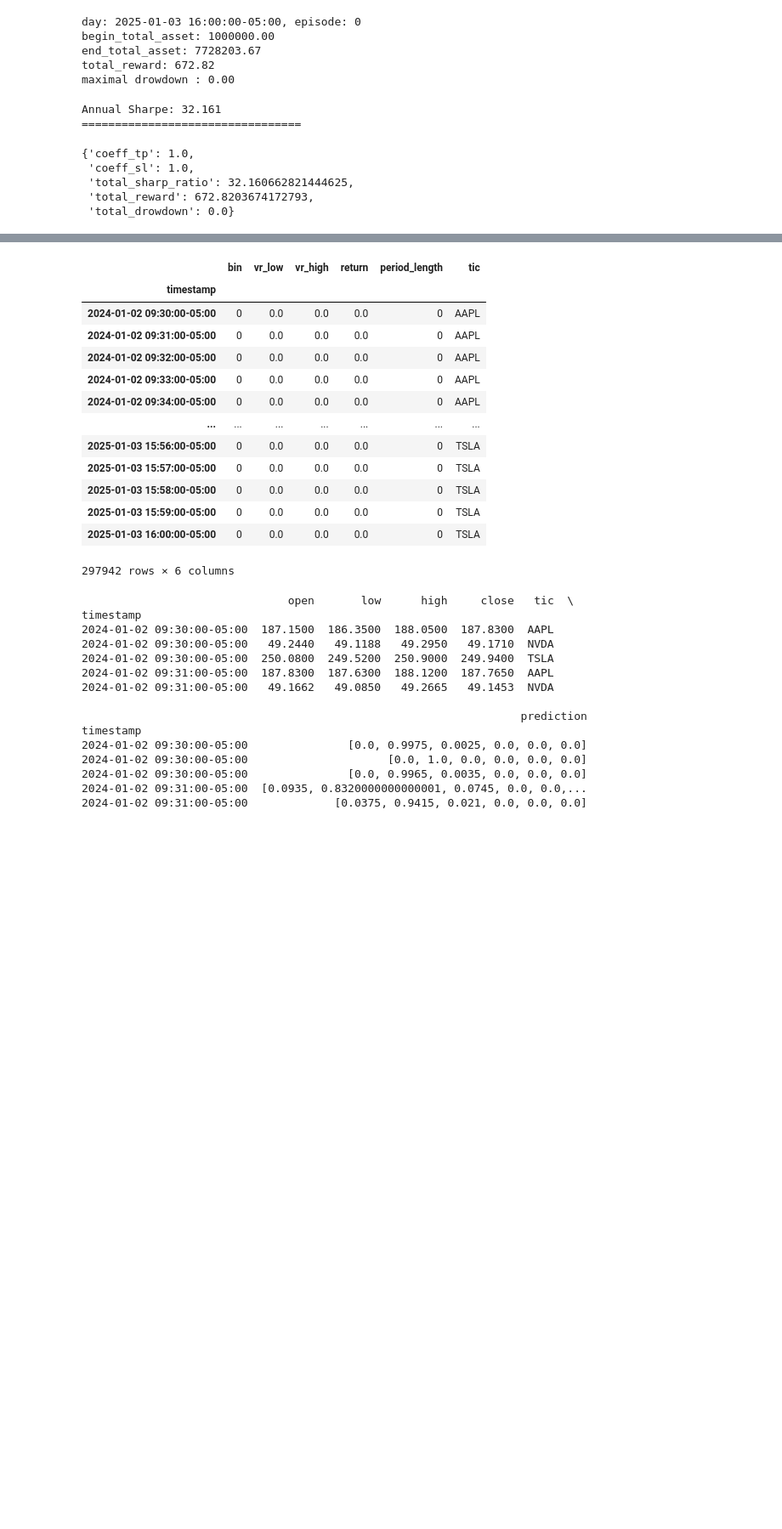
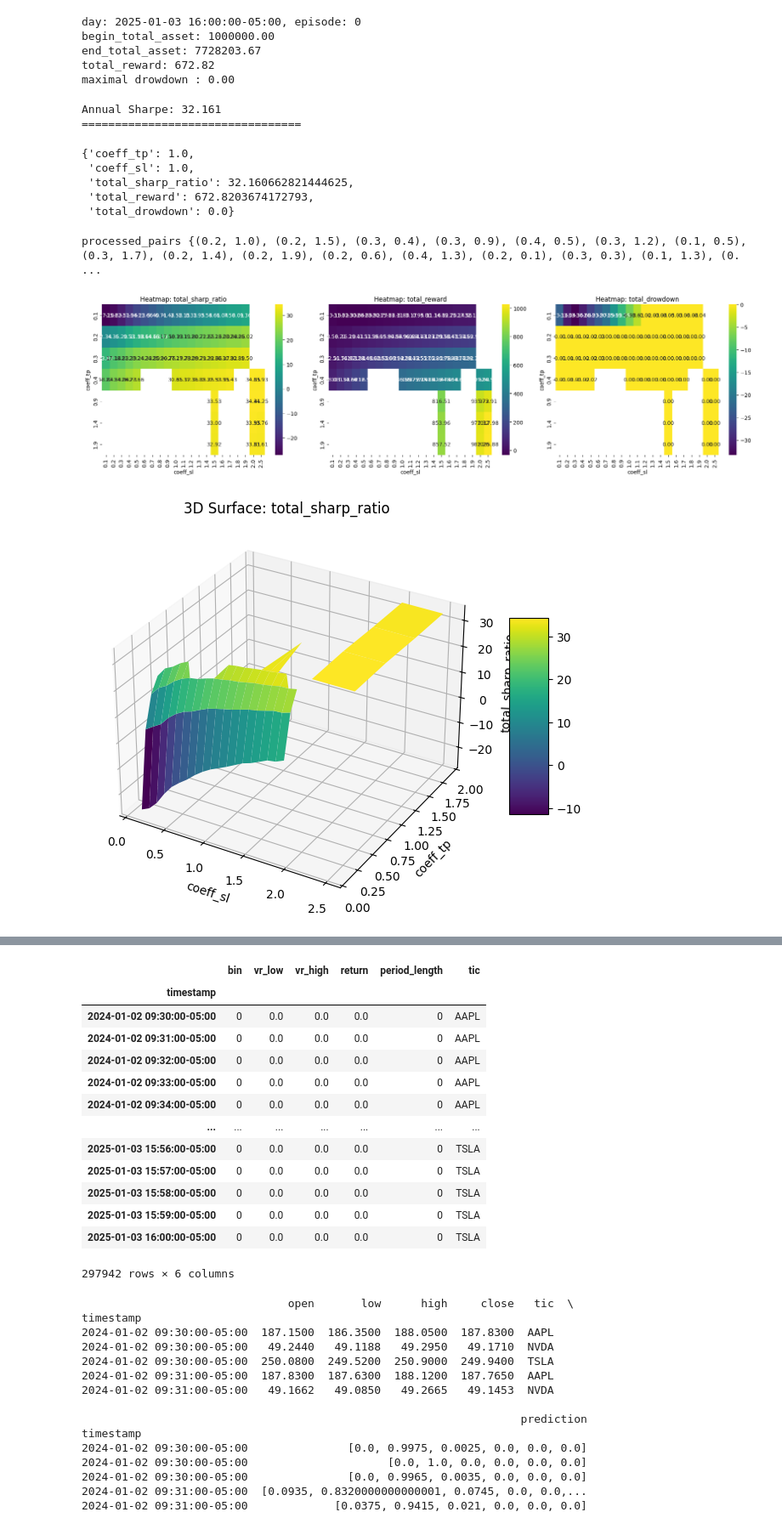
Before and after one commit to SvenTern/algotrade, a Jupyter notebook: Обучение_игровой_модели_оптимизации_портфеля.ipynb, the cells around one changed output, grey strips where cells are left out. Shown at 85% size. Saved outputs shown, nothing was run; the diff lists cells and outputs as text; code cells hidden in the pictures; blank space fills up the shorter version.

```diff
--- a/Обучение_игровой_модели_оптимизации_портфеля.ipynb
+++ b/Обучение_игровой_модели_оптимизации_портфеля.ipynb
@@ -139,7 +139,7 @@ from mllab.ensemble.sb_bagging import SequentiallyBootstrappedBaggingClassifier
 from mllab.cross_validation import score_confusion_matrix
 from mllab.microstructural_features.feature_generator import calculate_indicators, get_correlation
 from mllab.ensemble.model_train import ensemble_models, train_regression, train_bagging, StockPortfolioEnv
-from mllab.backtest_statistics.backtests import test_prediction_game, test_label_game, show_heatmap, d3_map
+from mllab.backtest_statistics.backtests import test_prediction_game, test_label_game, show_heatmap, d3_map, test_sltp_run
 
 
 %matplotlib inline
@@ -168,8 +168,12 @@ from finrl.config_tickers import SP_500_TICKER, DOW_30_TICKER
 from google.colab import drive
 import os
 
+ticker_list = SP_500_TICKER.append(['DIA', 'TQQQ', 'SPY'])
+ticker_indicator_list = SP_500_TICKER.append(['DIA', 'TQQQ', 'SPY', 'VIX', 'FANG', 'IJH', 'CBOE', 'WTI', 'ES', 'NQ', 'YM', 'S5FD', 'SMH', 'SVXY', 'RTY'])
+
 # Подключение Google Диска
 drive.mount('/content/drive')
+check_and_make_directories([DATA_SAVE_DIR, TRAINED_MODEL_DIR, TENSORBOARD_LOG_DIR, RESULTS_DIR])
 # %% [output]
 Drive already mounted at /content/drive; to attempt to forcibly remount, call drive.mount("/content/drive", force_remount=True).
 # %% [markdown]
@@ -178,19 +182,17 @@ Data preprocessing is a crucial step for training a high quality machine learnin
 * Add technical indicators. In practical trading, various information needs to be taken into account, for example the historical stock prices, current holding shares, technical indicators, etc. In this article, we demonstrate two trend-following technical indicators: MACD and RSI.
 * Add turbulence index. Risk-aversion reflects whether an investor will choose to preserve the capital. It also influences one's trading strategy when facing different market volatility level. To control the risk in a worst-case scenario, such as financial crisis of 2007–2008, FinRL employs the financial turbulence index that measures extreme asset price fluctuation.
 # %%
-# Directory setup
-check_and_make_directories([DATA_SAVE_DIR, TRAINED_MODEL_DIR, TENSORBOARD_LOG_DIR, RESULTS_DIR])
 
 
 # File paths and tickers
-file_path = 'DOW30_1m'
+file_path = 'SP500_1m'
 list_tickers = ['AAPL', 'TSLA', 'NVDA']
 
 short_period = 2
 download = True
 
 # Initialize processor
-processor = FinancePreprocessor('polygon', list_tickers, "1Min", file_path)
+processor = FinancePreprocessor('polygon', ticker_list, ticker_indicator_list, "1Min", file_path)
 data =  processor.clean_data(df = None, clean = True, required_columns=None)
 
 if download:
@@ -367,0 +288,7 @@ continue_run(data, indicators, processor)
+# %%
+# анализ оптимальных коэффициентов sl, tp
+test_sltp_run(data, indicators, processor)
+# %% [output]
+processed_pairs {(0.2, 1.0), (0.2, 1.5), (0.3, 0.4), (0.3, 0.9), (0.4, 0.5), (0.3, 1.2), (0.1, 0.5), (0.3, 1.7), (0.2, 1.4), (0.2, 1.9), (0.2, 0.6), (0.4, 1.3), (0.2, 0.1), (0.3, 0.3), (0.1, 1.3), (0. ...
+[figure, added]
+[figure, added]
```
Also changed, not shown: parts of 6 cells of this notebook.
